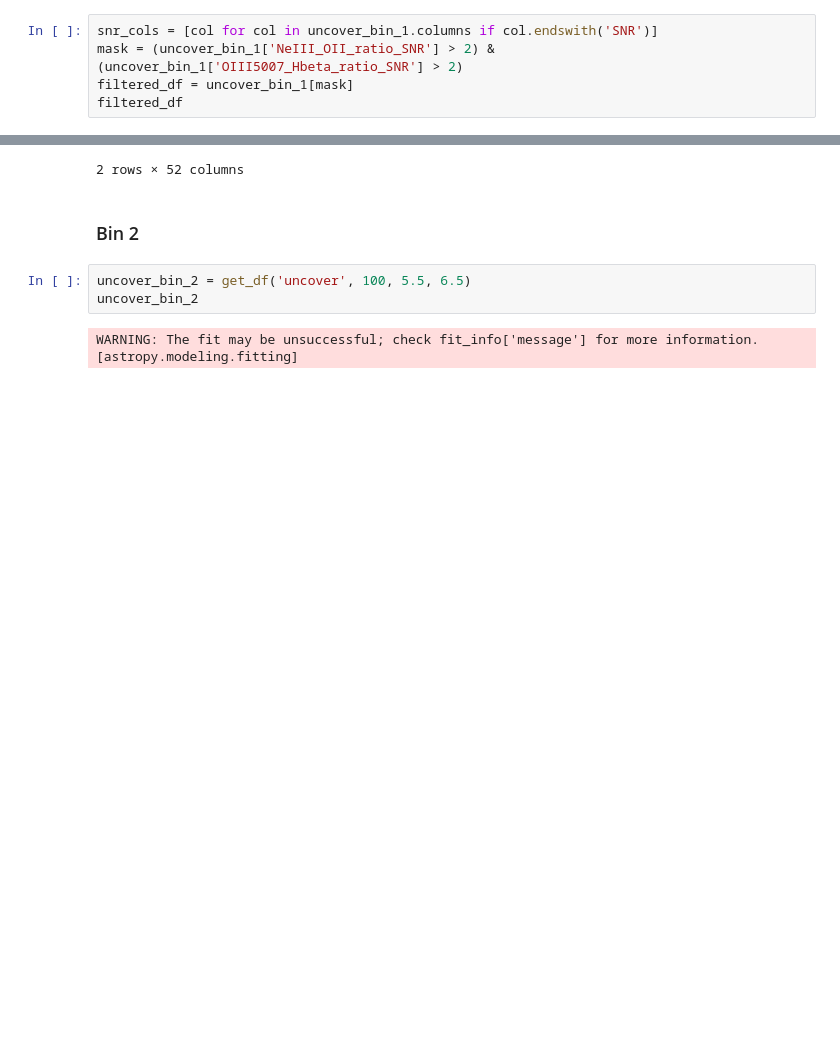
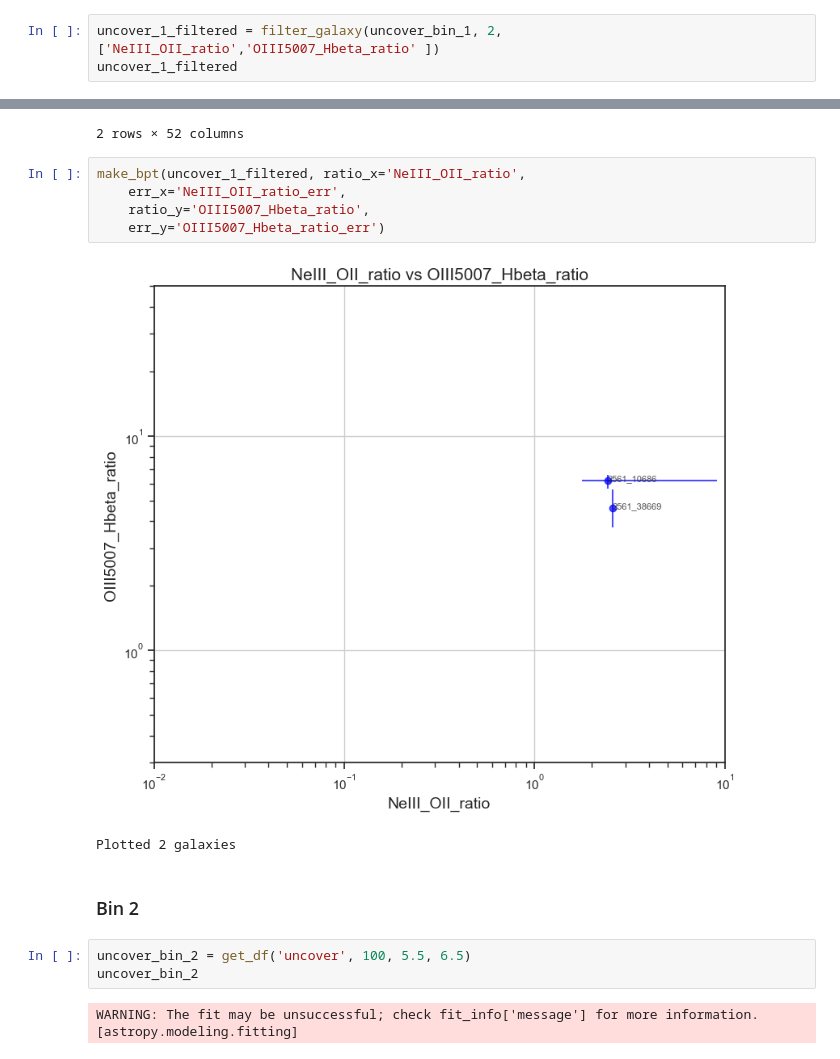
Before and after one commit to Isaiahmt0904/AGN-Classification-Project, a Jupyter notebook: SNR.ipynb, the cells around one changed output, grey strips where cells are left out. Saved outputs shown, nothing was run; the diff lists cells and outputs as text; blank space fills up the shorter version.

```diff
--- a/SNR.ipynb
+++ b/SNR.ipynb
@@ -1172,13 +1135,19 @@ max(merged_df[merged_df['survey'] == 'uncover']['z'])
 # %%
-snr_cols = [col for col in uncover_bin_1.columns if col.endswith('SNR')]
-mask = (uncover_bin_1['NeIII_OII_ratio_SNR'] > 2) & (uncover_bin_1['OIII5007_Hbeta_ratio_SNR'] > 2)
-filtered_df = uncover_bin_1[mask]
-filtered_df
+uncover_1_filtered = filter_galaxy(uncover_bin_1, 2,['NeIII_OII_ratio','OIII5007_Hbeta_ratio' ])
+uncover_1_filtered
 # %% [output]
 |  | Galaxy ID | CIII]_doublet_flux | CIII]_doublet_flux_SNR | CIII]_doublet_flux_err | CIV_doublet_flux | ... |
 | 4 | 2561_16863 | 18.442032 | 0.227463 | [18.4420320064419, 143.7123955914... | 0.000000 | ... |
 | 10 | 2561_27922 | 0.000000 | 0.000000 | [0.0, 260.77483267820287] | 367.212768 | ... |
 2 rows × 52 columns
+# %%
+make_bpt(uncover_1_filtered, ratio_x='NeIII_OII_ratio',
+    err_x='NeIII_OII_ratio_err',
+    ratio_y='OIII5007_Hbeta_ratio',
+    err_y='OIII5007_Hbeta_ratio_err')
+# %% [output]
+[figure, added]
+Plotted 2 galaxies
 # %% [markdown]
 ### Bin 2
 # %%
```
Also changed, not shown: parts of 64 cells of this notebook, 1 other file.
